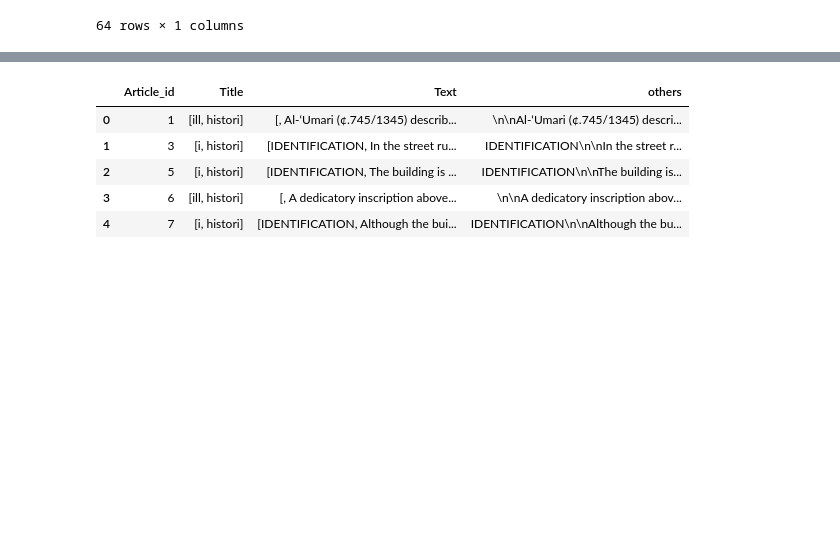
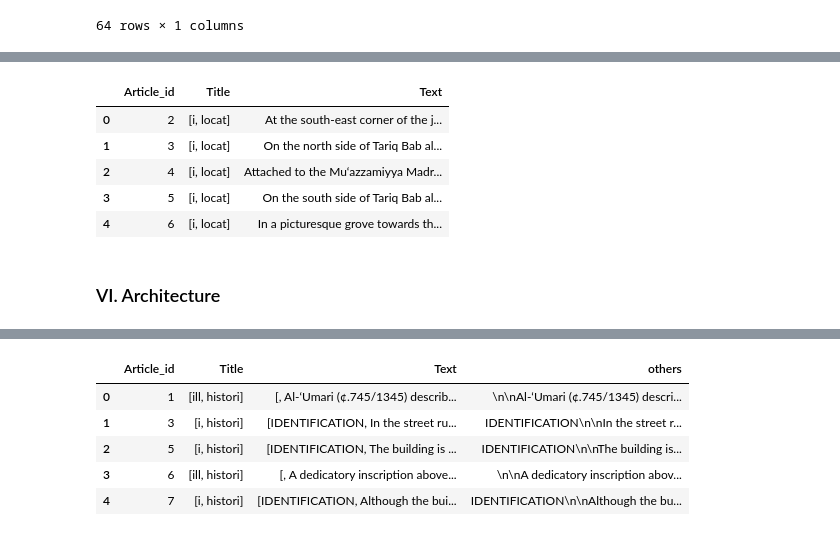
Before and after one commit to YoussefMamlouk/digital_catalogue, a Jupyter notebook: data_inserting.ipynb, the cells around one changed output, grey strips where cells are left out. Cells and saved outputs as stored; diff of their text form; code cells hidden in the pictures; blank space fills up the shorter version.

Commit message:
notebook clean

```diff
--- a/data_inserting.ipynb
+++ b/data_inserting.ipynb
@@ -374,18 +35,0 @@ neighbours_df
-# %%
-mydb = mysql.connector.connect(
-    host="localhost",
-    user= "root",
-    passwd="free_palestine",
-    database="mamluk_jerusalem"
-)
-
-mycursor = mydb.cursor()
-
-for i, row in neighbours_df.iterrows():
-    #add text to the neighbours attribute of location
-    #if text has a length < 256 characters
-    if len(row["Text"]) < 256:
-        sql = "UPDATE location SET neighbours = %s WHERE id = %s"
-        val = (row["Text"], row["Article_id"])
-        mycursor.execute(sql, val)
-        mydb.commit()
@@ -460,0 +368,25 @@ def retrieve_subtitles(df):
+# %%
+# Create a copy of the 'clean_df' DataFrame
+neighbours_df = clean_df.copy()
+
+# Apply stemming and lowercase to the 'Title' column
+neighbours_df["Title"] = neighbours_df["Title"].apply(lambda x: re.sub(r'[^a-zA-Z ]', '', x).lower())
+
+# Apply stemming to each word in the 'Title' column
+neighbours_df["Title"] = neighbours_df["Title"].apply(lambda x: [stemmer.stem(word) for word in x.split(" ")])
+
+# Filter rows where the stemmed title contains the root of 'location'
+neighbours_df = neighbours_df[neighbours_df["Title"].apply(lambda x: location_root in x)]
+
+# Reset the index of the DataFrame
+neighbours_df = neighbours_df.reset_index(drop=True)
+
+# Display the filtered DataFrame
+neighbours_df.head()
+# %% [output]
+|  | Article_id | Title | Text |
+| 0 | 2 | [i, locat] | At the south-east corner of the j... |
+| 1 | 3 | [i, locat] | On the north side of Tariq Bab al... |
+| 2 | 4 | [i, locat] | Attached to the Mu‘azzamiyya Madr... |
+| 3 | 5 | [i, locat] | On the south side of Tariq Bab al... |
+| 4 | 6 | [i, locat] | In a picturesque grove towards th... |
@@ -460,0 +412,2 @@ def retrieve_subtitles(df):
+# %% [markdown]
+### VI. Architecture
```
Also changed, not shown: parts of 60 cells of this notebook, 7 other files.
